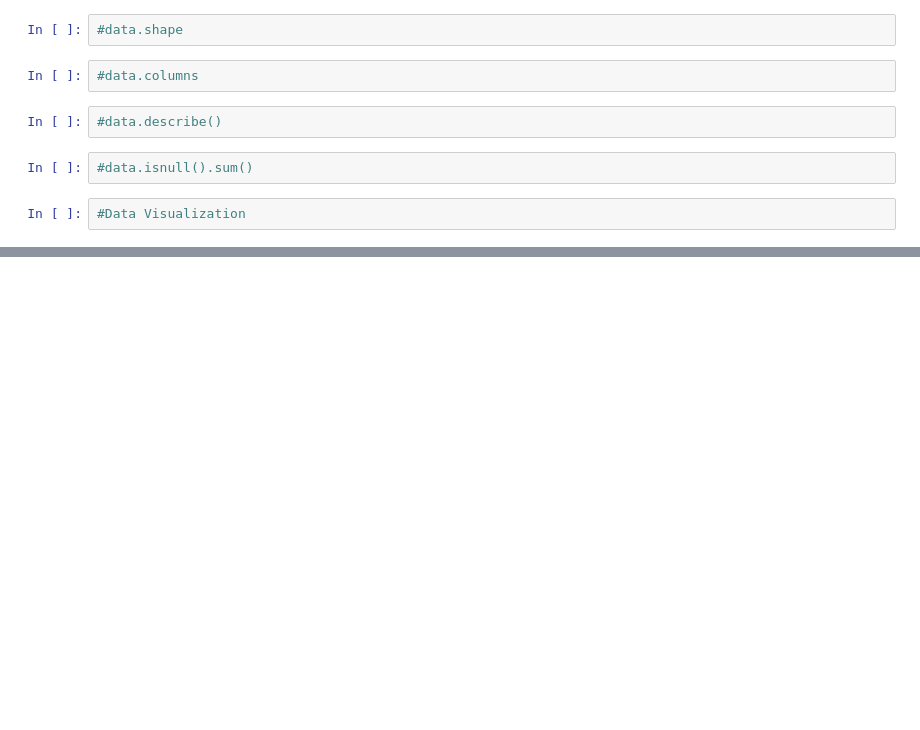
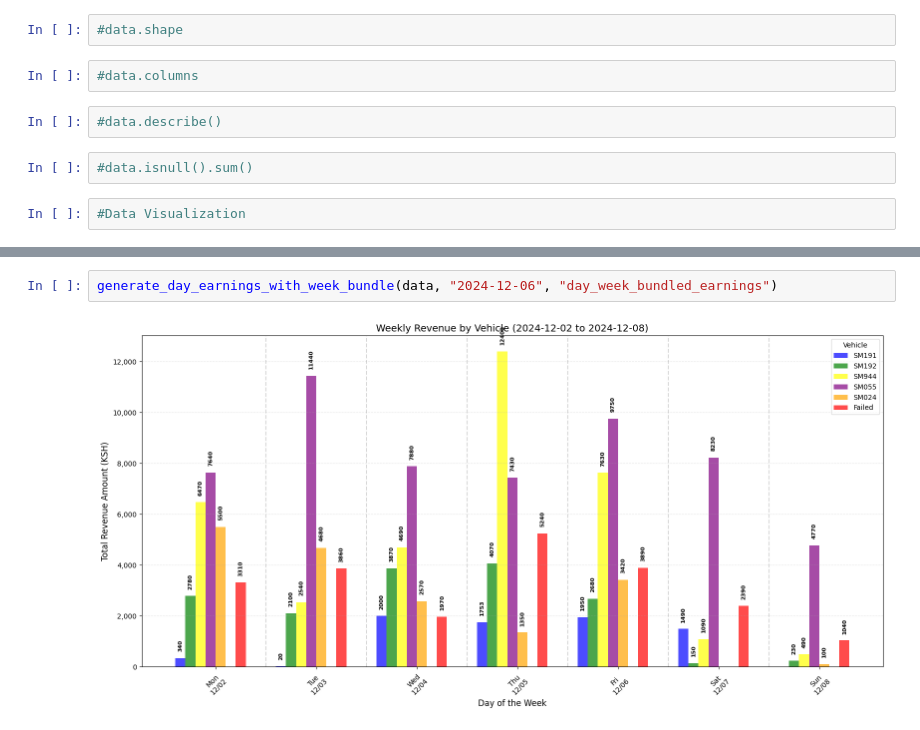
Before and after one commit to TJselevani/python-analysis, a Jupyter notebook: eda/day.ipynb, the cells around one changed output, grey strips where cells are left out. Saved outputs shown, nothing was run; the diff lists cells and outputs as text; blank space fills up the shorter version.

```diff
--- a/eda/day.ipynb
+++ b/eda/day.ipynb
@@ -105,0 +90,4 @@ vehicle_colors = {
+# %%
+generate_day_earnings_with_week_bundle(data, "2024-12-06", "day_week_bundled_earnings")
+# %% [output]
+[figure, added]
```
Also changed, not shown: parts of 20 cells of this notebook, 30 other files.
